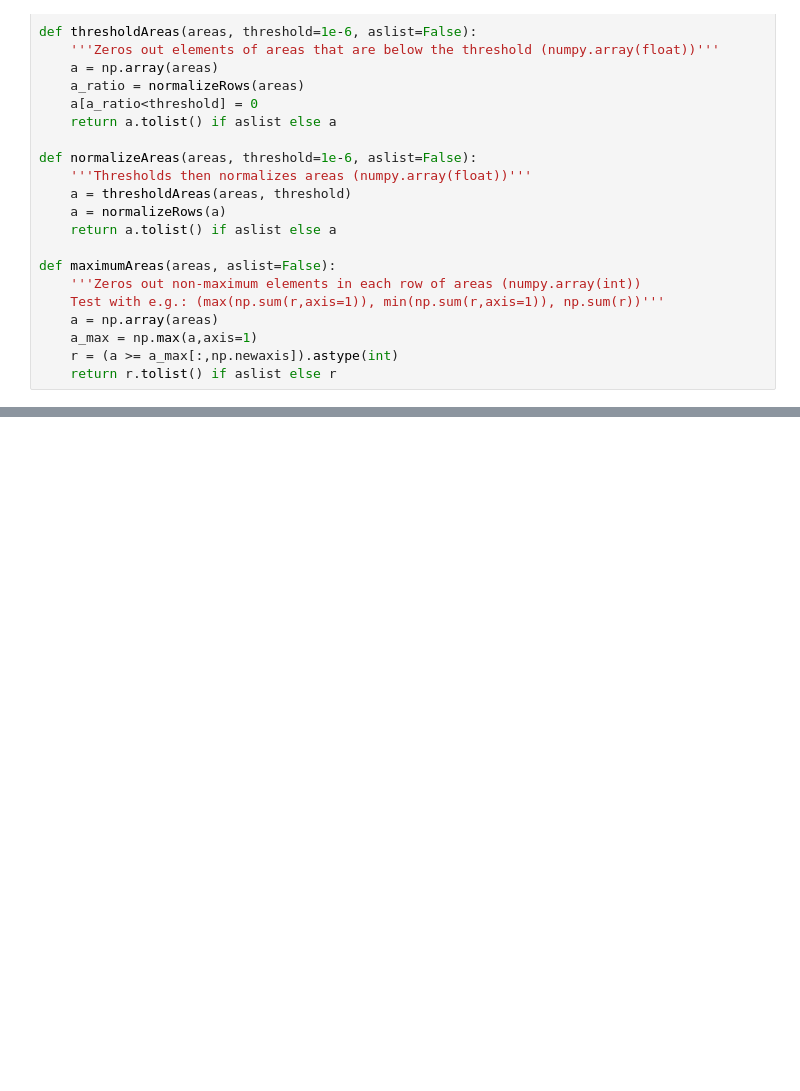
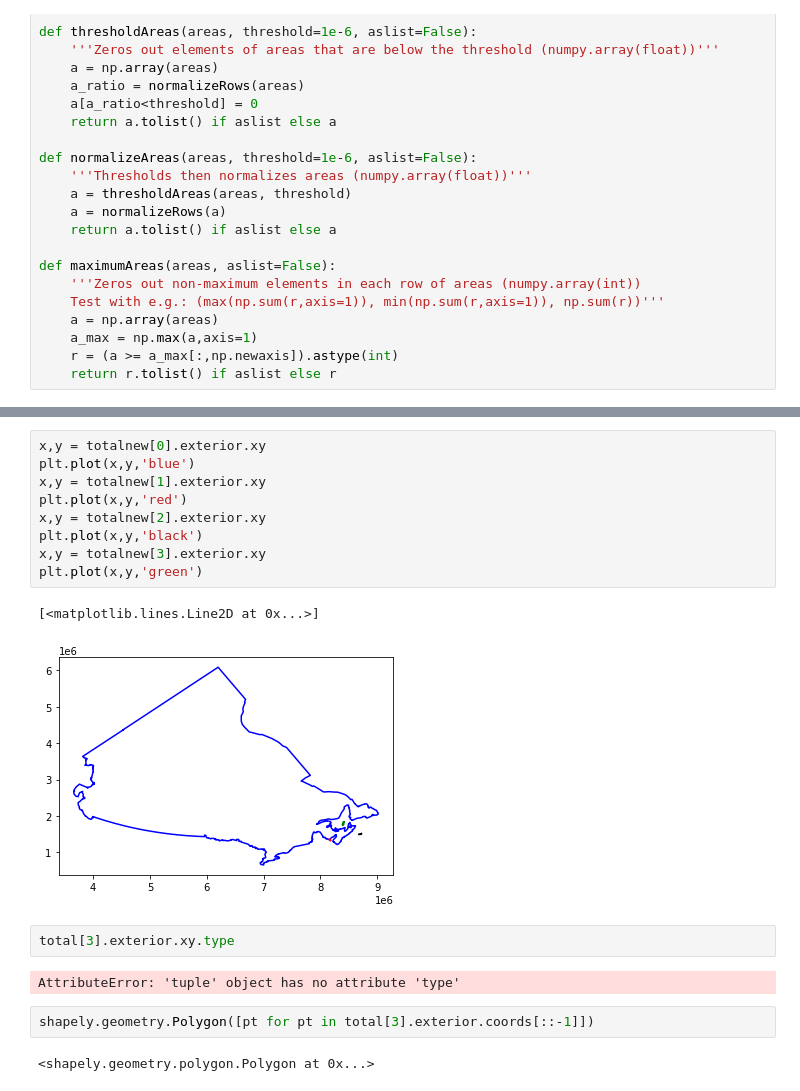
Before and after one commit to Arkadiatri/Neighborhood-Clustering-Canada, a Jupyter notebook: OverlapDevelopmentMPTest.ipynb, the cells around one changed output, grey strips where cells are left out. Cells and saved outputs as stored; diff of their text form; blank space fills up the shorter version.

```diff
--- a/OverlapDevelopmentMPTest.ipynb
+++ b/OverlapDevelopmentMPTest.ipynb
@@ -1091,0 +1088,20 @@ AttributeError: 'GeometryCollection' object has no attribute 'count'
+# %%
+x,y = totalnew[0].exterior.xy
+plt.plot(x,y,'blue')
+x,y = totalnew[1].exterior.xy
+plt.plot(x,y,'red')
+x,y = totalnew[2].exterior.xy
+plt.plot(x,y,'black')
+x,y = totalnew[3].exterior.xy
+plt.plot(x,y,'green')
+# %% [output]
+[<matplotlib.lines.Line2D at 0x...>]
+[figure, added]
+# %%
+total[3].exterior.xy.type
+# %% [output]
+AttributeError: 'tuple' object has no attribute 'type'
+# %%
+shapely.geometry.Polygon([pt for pt in total[3].exterior.coords[::-1]])
+# %% [output]
+<shapely.geometry.polygon.Polygon at 0x...>
```
Also changed, not shown: parts of 109 cells of this notebook, 3 other files.
